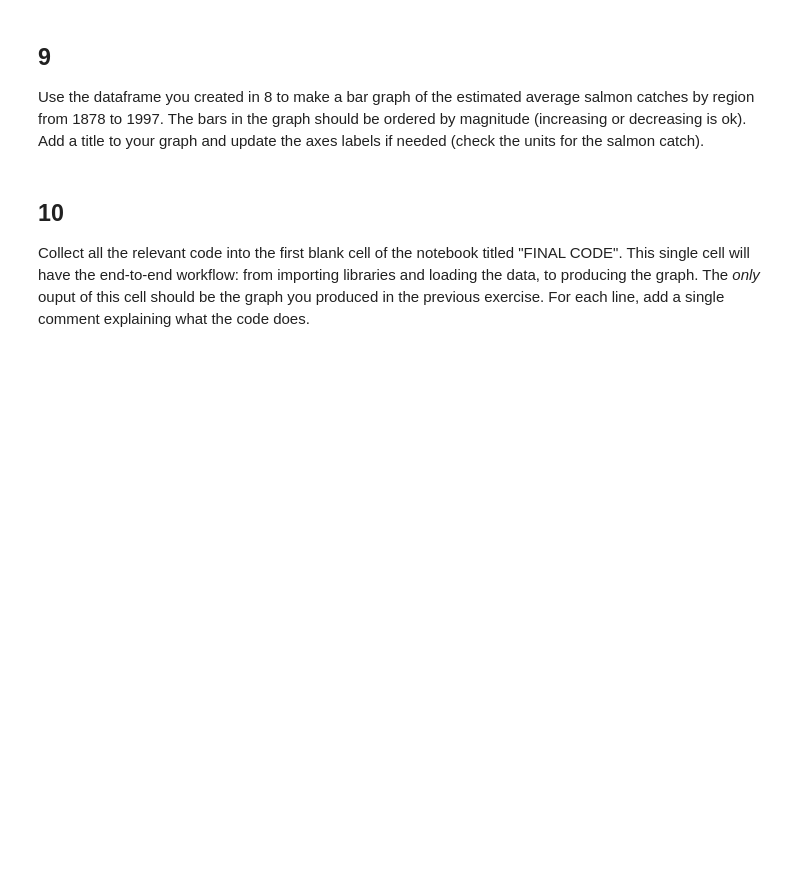
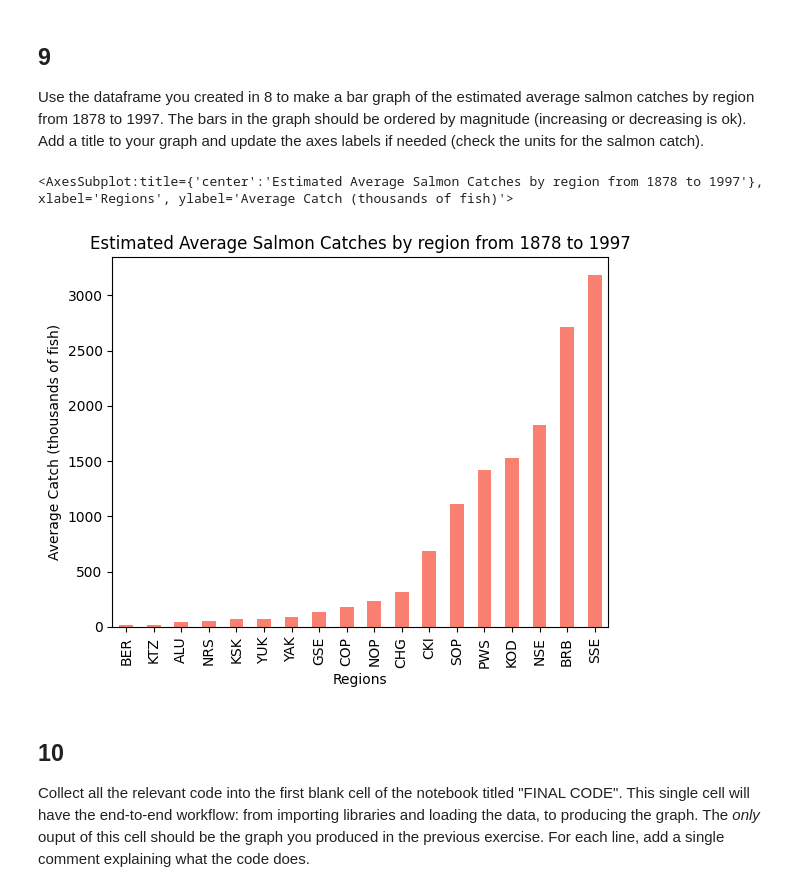
Before and after one commit to mwidas/eds220-hwk-2, a Jupyter notebook: hwk2-task3-salmon.ipynb, the cells around one changed output. Drawn from its saved outputs; the diff is of its cells as text; code cells hidden in the pictures; blank space fills up the shorter version.

```diff
--- a/hwk2-task3-salmon.ipynb
+++ b/hwk2-task3-salmon.ipynb
@@ -193,3 +243,13 @@ Use the dataframe you created in 8 to make a bar graph of the estimated average
+# %%
+# make a bar graph of the estimated average salmon catches by region from 1878 to 1997
+catch_region.sort_values().plot(kind='bar',
+                               xlabel = 'Regions',
+                               ylabel = 'Average Catch (thousands of fish)',
+                               title = 'Estimated Average Salmon Catches by region from 1878 to 1997',
+                               color = 'salmon')
+# %% [output]
+<AxesSubplot:title={'center':'Estimated Average Salmon Catches by region from 1878 to 1997'}, xlabel='Regions', ylabel='Average Catch (thousands of fish)'>
+[figure, added]
 # %% [markdown]
 ## 10
 
```
Also changed, not shown: parts of 6 cells of this notebook.
